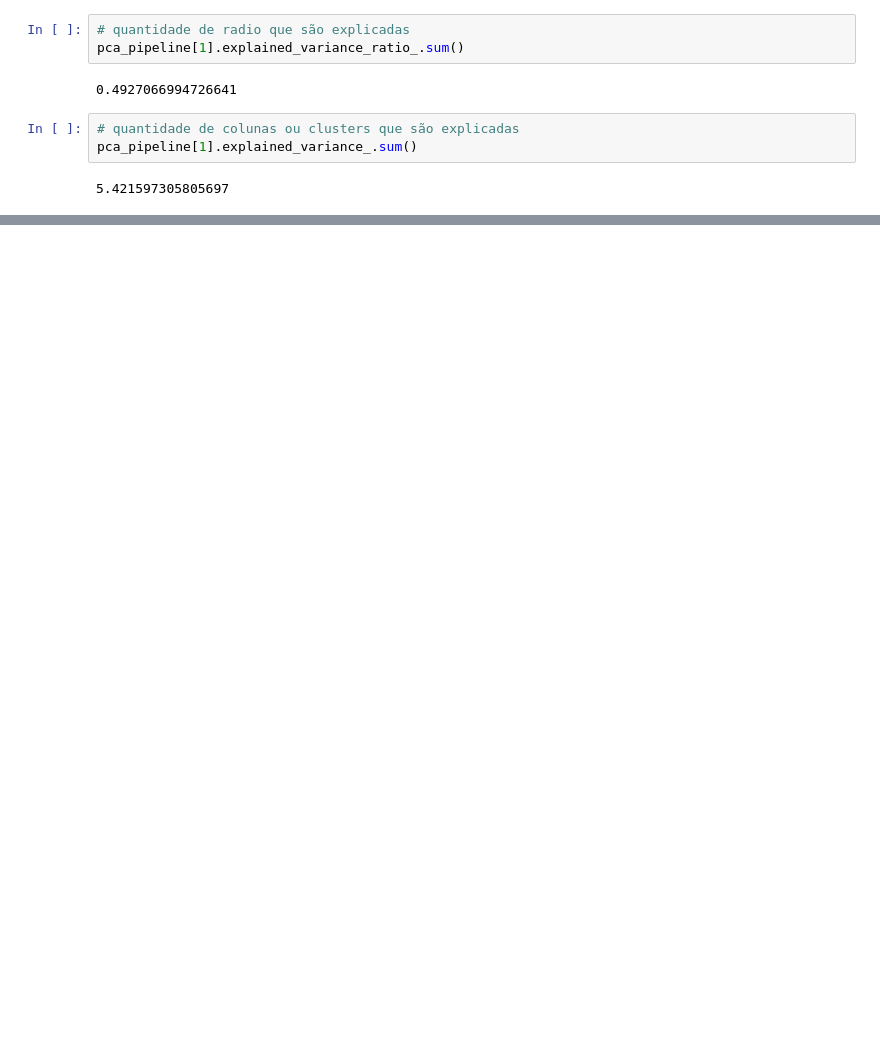
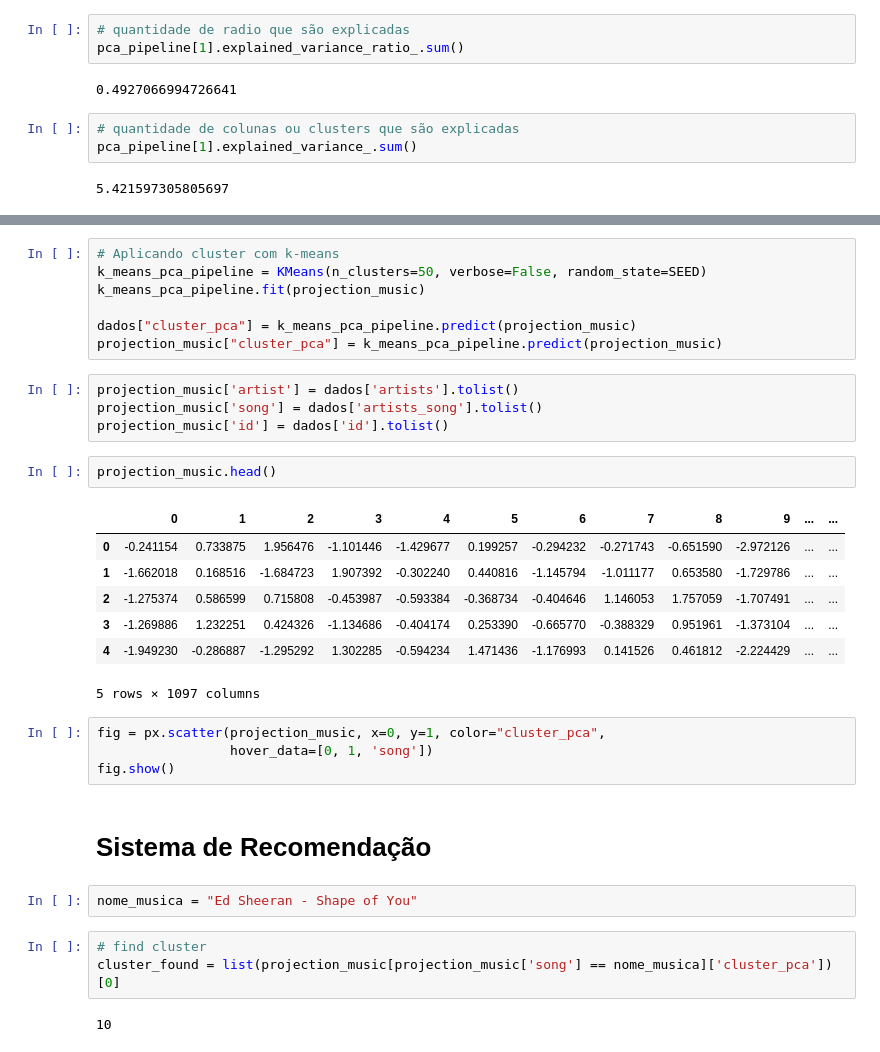
Before and after one commit to RobertoRosa7/reconhecendo-musica-k-means, a Jupyter notebook: main.ipynb, the cells around one changed output, grey strips where cells are left out. Drawn from its saved outputs; the diff is of its cells as text; blank space fills up the shorter version.

```diff
--- a/main.ipynb
+++ b/main.ipynb
@@ -364,0 +331,34 @@ ValueError: could not convert string to float: '2000-07-10'
+# %%
+# Aplicando cluster com k-means
+k_means_pca_pipeline = KMeans(n_clusters=50, verbose=False, random_state=SEED)
+k_means_pca_pipeline.fit(projection_music)
+
+dados["cluster_pca"] = k_means_pca_pipeline.predict(projection_music)
+projection_music["cluster_pca"] = k_means_pca_pipeline.predict(projection_music)
+# %%
+projection_music['artist'] = dados['artists'].tolist()
+projection_music['song'] = dados['artists_song'].tolist()
+projection_music['id'] = dados['id'].tolist()
+# %%
+projection_music.head()
+# %% [output]
+|  | 0 | 1 | 2 | 3 | 4 | 5 | 6 | 7 | 8 | 9 | ... | ... |
+| 0 | -0.241154 | 0.733875 | 1.956476 | -1.101446 | -1.429677 | 0.199257 | -0.294232 | -0.271743 | -0.651590 | -2.972126 | ... | ... |
+| 1 | -1.662018 | 0.168516 | -1.684723 | 1.907392 | -0.302240 | 0.440816 | -1.145794 | -1.011177 | 0.653580 | -1.729786 | ... | ... |
+| 2 | -1.275374 | 0.586599 | 0.715808 | -0.453987 | -0.593384 | -0.368734 | -0.404646 | 1.146053 | 1.757059 | -1.707491 | ... | ... |
+| 3 | -1.269886 | 1.232251 | 0.424326 | -1.134686 | -0.404174 | 0.253390 | -0.665770 | -0.388329 | 0.951961 | -1.373104 | ... | ... |
+| 4 | -1.949230 | -0.286887 | -1.295292 | 1.302285 | -0.594234 | 1.471436 | -1.176993 | 0.141526 | 0.461812 | -2.224429 | ... | ... |
+5 rows × 1097 columns
+# %%
+fig = px.scatter(projection_music, x=0, y=1, color="cluster_pca",
+                 hover_data=[0, 1, 'song'])
+fig.show()
+# %% [markdown]
+<h1>Sistema de Recomendação</h1>
+# %%
+nome_musica = "Ed Sheeran - Shape of You"
+# %%
+# find cluster
+cluster_found = list(projection_music[projection_music['song'] == nome_musica]['cluster_pca'])[0]
+# %% [output]
+10
```
Also changed, not shown: parts of 34 cells of this notebook, 1 other file.
